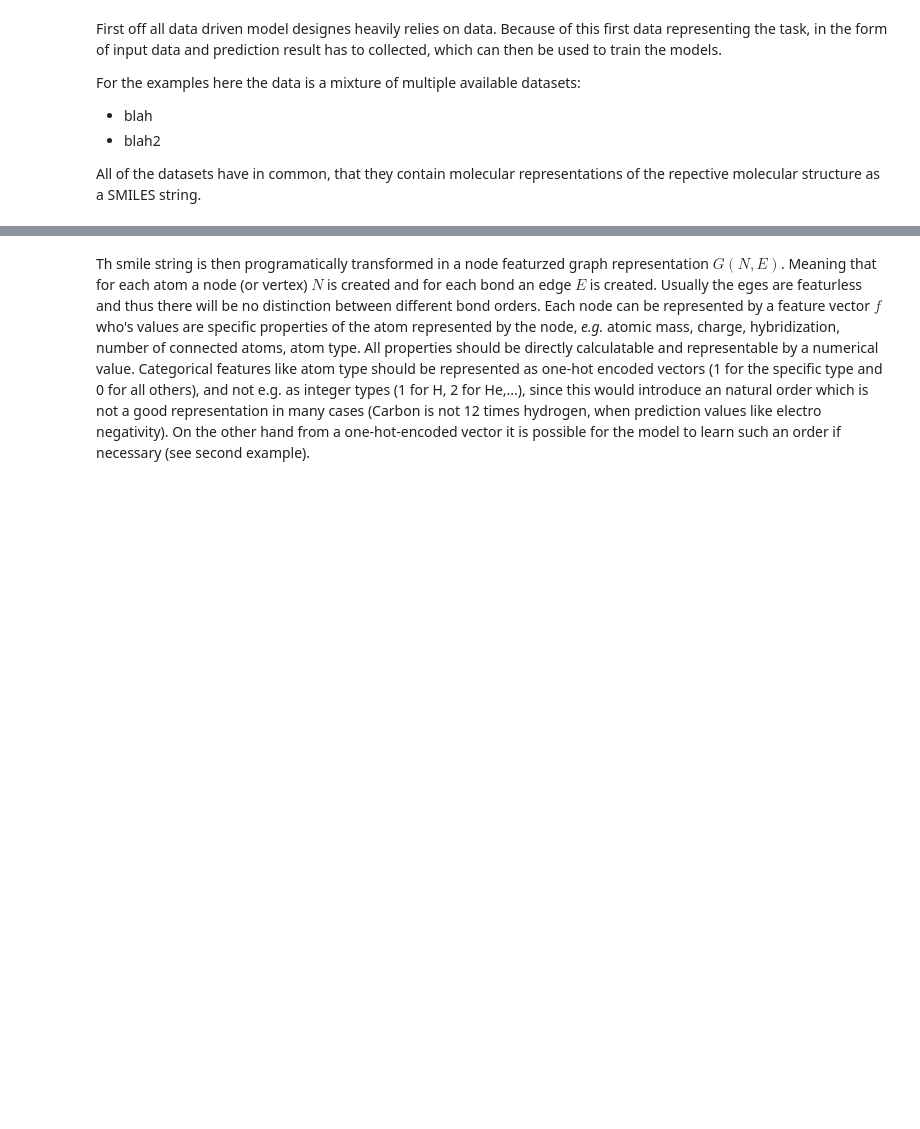
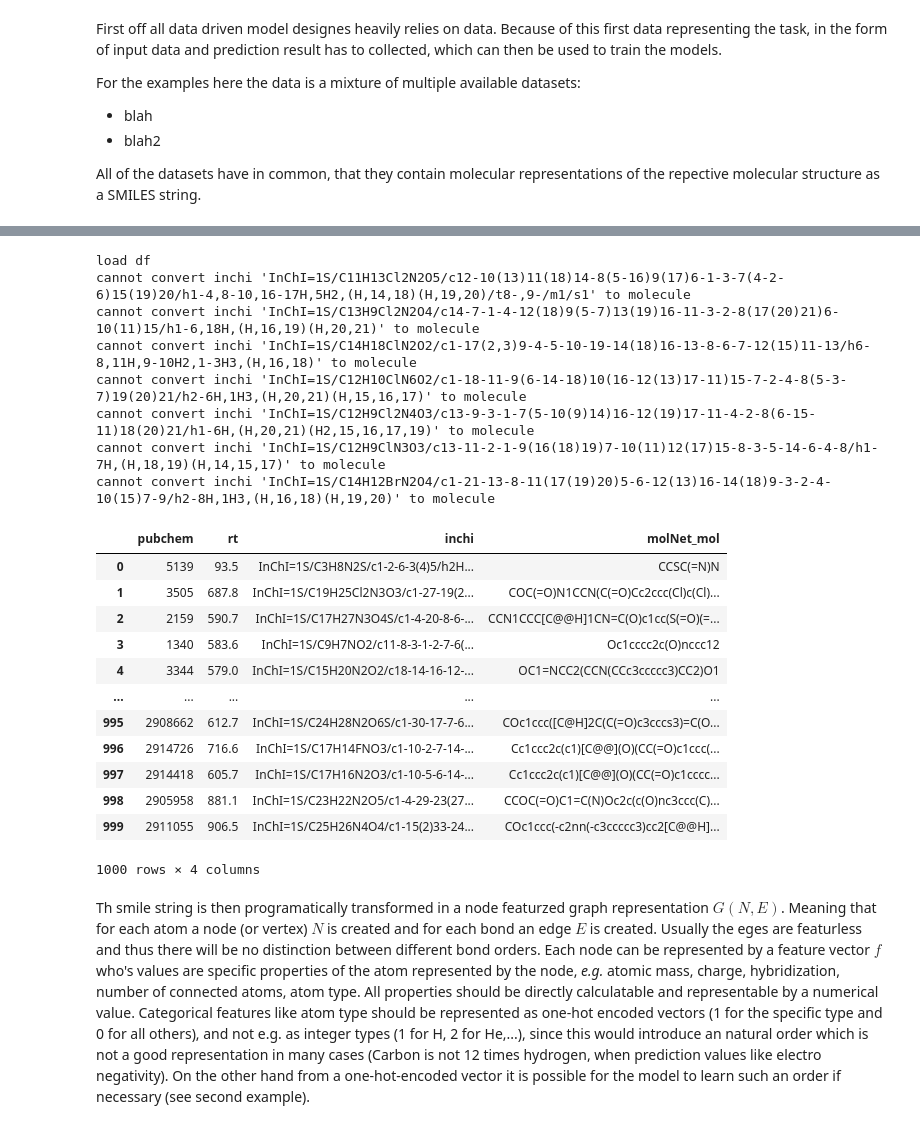
Before and after one commit to JulianKimmig/molNet, a Jupyter notebook: dev/black_box/notebooks/predicting_start.ipynb, the cells around one changed output, grey strips where cells are left out. Saved outputs shown, nothing was run; the diff lists cells and outputs as text; code cells hidden in the pictures; blank space fills up the shorter version.

```diff
--- a/dev/black_box/notebooks/predicting_start.ipynb
+++ b/dev/black_box/notebooks/predicting_start.ipynb
@@ -28,3 +22,28 @@ dataset
+# %%
+dataset = bg.data.load_retention_times(limit=1000)
+dataset
+# %% [output]
+load df
+cannot convert inchi 'InChI=1S/C11H13Cl2N2O5/c12-10(13)11(18)14-8(5-16)9(17)6-1-3-7(4-2-6)15(19)20/h1-4,8-10,16-17H,5H2,(H,14,18)(H,19,20)/t8-,9-/m1/s1' to molecule
+cannot convert inchi 'InChI=1S/C13H9Cl2N2O4/c14-7-1-4-12(18)9(5-7)13(19)16-11-3-2-8(17(20)21)6-10(11)15/h1-6,18H,(H,16,19)(H,20,21)' to molecule
+cannot convert inchi 'InChI=1S/C14H18ClN2O2/c1-17(2,3)9-4-5-10-19-14(18)16-13-8-6-7-12(15)11-13/h6-8,11H,9-10H2,1-3H3,(H,16,18)' to molecule
+cannot convert inchi 'InChI=1S/C12H10ClN6O2/c1-18-11-9(6-14-18)10(16-12(13)17-11)15-7-2-4-8(5-3-7)19(20)21/h2-6H,1H3,(H,20,21)(H,15,16,17)' to molecule
+cannot convert inchi 'InChI=1S/C12H9Cl2N4O3/c13-9-3-1-7(5-10(9)14)16-12(19)17-11-4-2-8(6-15-11)18(20)21/h1-6H,(H,20,21)(H2,15,16,17,19)' to molecule
+cannot convert inchi 'InChI=1S/C12H9ClN3O3/c13-11-2-1-9(16(18)19)7-10(11)12(17)15-8-3-5-14-6-4-8/h1-7H,(H,18,19)(H,14,15,17)' to molecule
+cannot convert inchi 'InChI=1S/C14H12BrN2O4/c1-21-13-8-11(17(19)20)5-6-12(13)16-14(18)9-3-2-4-10(15)7-9/h2-8H,1H3,(H,16,18)(H,19,20)' to molecule
+|  | pubchem | rt | inchi | molNet_mol |
+| 0 | 5139 | 93.5 | InChI=1S/C3H8N2S/c1-2-6-3(4)5/h2H... | CCSC(=N)N |
+| 1 | 3505 | 687.8 | InChI=1S/C19H25Cl2N3O3/c1-27-19(2... | COC(=O)N1CCN(C(=O)Cc2ccc(Cl)c(Cl)... |
+| 2 | 2159 | 590.7 | InChI=1S/C17H27N3O4S/c1-4-20-8-6-... | CCN1CCC[C@@H]1CN=C(O)c1cc(S(=O)(=... |
+| 3 | 1340 | 583.6 | InChI=1S/C9H7NO2/c11-8-3-1-2-7-6(... | Oc1cccc2c(O)nccc12 |
+| 4 | 3344 | 579.0 | InChI=1S/C15H20N2O2/c18-14-16-12-... | OC1=NCC2(CCN(CCc3ccccc3)CC2)O1 |
+| ... | ... | ... | ... | ... |
+| 995 | 2908662 | 612.7 | InChI=1S/C24H28N2O6S/c1-30-17-7-6... | COc1ccc([C@H]2C(C(=O)c3cccs3)=C(O... |
+| 996 | 2914726 | 716.6 | InChI=1S/C17H14FNO3/c1-10-2-7-14-... | Cc1ccc2c(c1)[C@@](O)(CC(=O)c1ccc(... |
+| 997 | 2914418 | 605.7 | InChI=1S/C17H16N2O3/c1-10-5-6-14-... | Cc1ccc2c(c1)[C@@](O)(CC(=O)c1cccc... |
+| 998 | 2905958 | 881.1 | InChI=1S/C23H22N2O5/c1-4-29-23(27... | CCOC(=O)C1=C(N)Oc2c(c(O)nc3ccc(C)... |
+| 999 | 2911055 | 906.5 | InChI=1S/C25H26N4O4/c1-15(2)33-24... | COc1ccc(-c2nn(-c3ccccc3)cc2[C@@H]... |
+1000 rows × 4 columns
 # %% [markdown]
 Th smile string is then programatically transformed in a node featurzed graph representation $G(N,E)$.
 Meaning that for each atom a node (or vertex) $N$ is created and for each bond an edge $E$ is created. Usually the eges are featurless and thus there will be no distinction between different bond orders.
```
Also changed, not shown: parts of 12 cells of this notebook, 13 other files.
